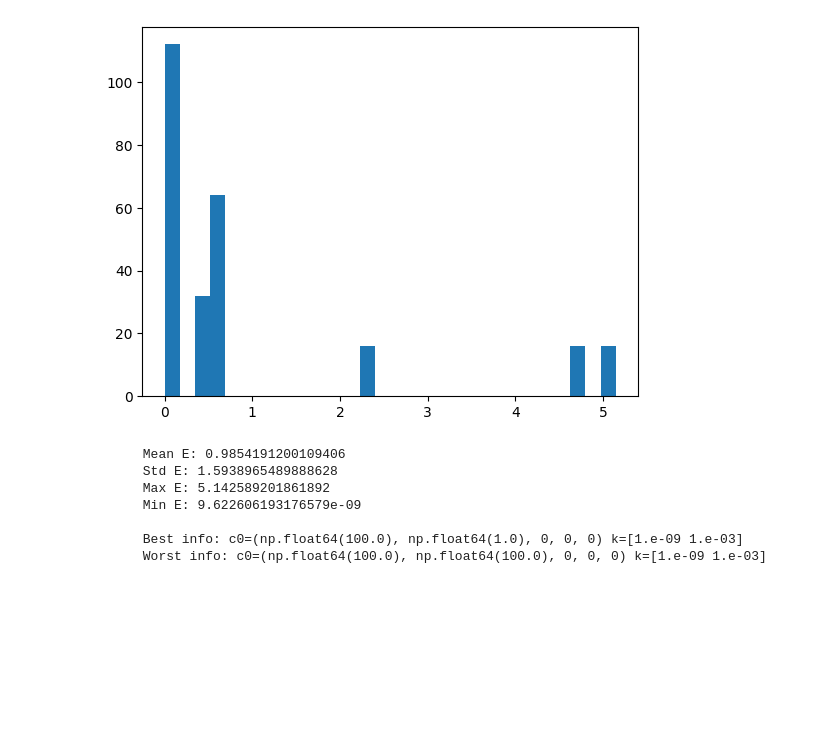
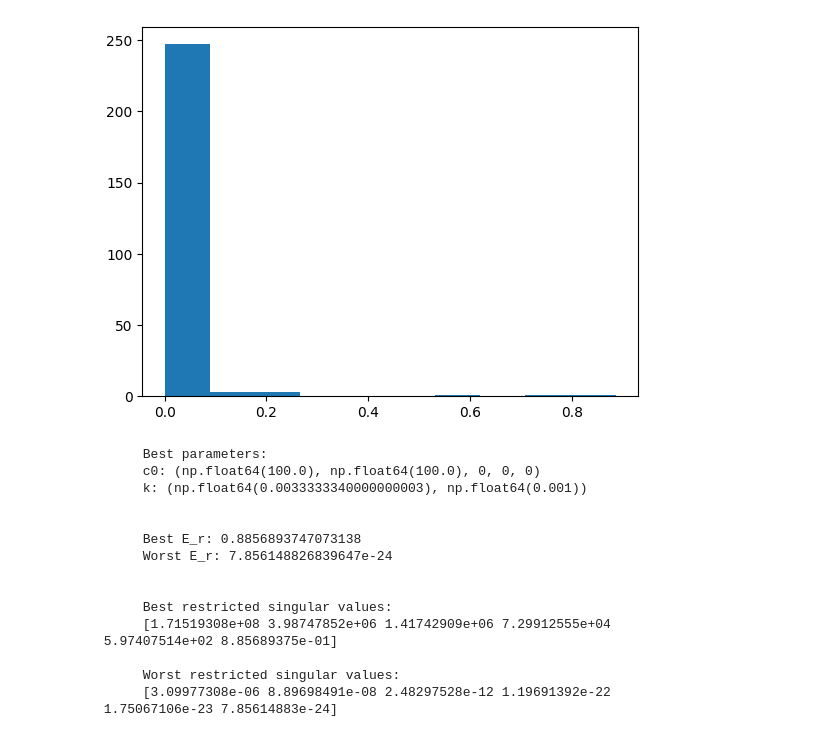
Before and after one commit to tiernan7/DSD-CRNN, a Jupyter notebook: make_datasets.ipynb, the cells around one changed output. Drawn from its saved outputs; the diff is of its cells as text; code cells hidden in the pictures; blank space fills up the shorter version.

```diff
--- a/make_datasets.ipynb
+++ b/make_datasets.ipynb
@@ -99,32 +108,55 @@ c_ranges = [
     (0,0) # S_out
 ]
 k_ranges = [
-    (1*1e-9, 1e5*1e-9)  # k1,
+    (1*1e-9, 1e7*1e-9)  # k1,
     ,(1e-3, 1e2)  # k2,
 ]
 grid_results = data_gen_latent.grid_search(sampling_dim = sampling_dim,
                               c_ranges=c_ranges,
                               k_ranges=k_ranges)
 # %%
-E_dist = [res['E'] for res in grid_results]
-plt.hist(E_dist, bins=30)
+E_dist = [res['E_restricted'] for res in grid_results]
+plt.hist(E_dist, bins=10)
 plt.show()
 
+
+ind_best  = np.argmax(E_dist)
+ind_worst = np.argmin(E_dist)
+
 print(f'''
-      Mean E: {np.mean(E_dist)}
-      Std E: {np.std(E_dist)}
-      Max E: {np.max(E_dist)}
-      Min E: {np.min(E_dist)}
+      Best parameters:
+      c0: {grid_results[ind_best]['c0']}
+      k: {grid_results[ind_best]['k']}
+      ''')
 
-      Best info: c0={grid_results[np.argmin(E_dist)]['c0']} k={np.array(grid_results[np.argmin(E_dist)]['k'])}
-      Worst info: c0={grid_results[np.argmax(E_dist)]['c0']} k={np.array(grid_results[np.argmax(E_dist)]['k'])}
+print(f'''
+      Best E_r: {grid_results[ind_best]['E_restricted']}
+      Worst E_r: {grid_results[ind_worst]['E_restricted']}
       ''')
+
+# print FIM and restriced FIM for best and worst cases
+print(f'''
+      Best restricted singular values:
+      {grid_results[ind_best]['singular_values_r']}
+
+      Worst restricted singular values:
+      {grid_results[ind_worst]['singular_values_r']}
+      ''')
 # %% [output]
-[figure, old version]
+[figure, new version]
-      Mean E: 0.9854191200109406
-      Std E: 1.5938965489888628
-      Max E: 5.142589201861892
-      Min E: 9.622606193176579e-09
+      Best parameters:
+      c0: (np.float64(100.0), np.float64(100.0), 0, 0, 0)
+      k: (np.float64(0.0033333340000000003), np.float64(0.001))
 
-      Best info: c0=(np.float64(100.0), np.float64(1.0), 0, 0, 0) k=[1.e-09 1.e-03]
-      Worst info: c0=(np.float64(100.0), np.float64(100.0), 0, 0, 0) k=[1.e-09 1.e-03]
+
+      Best E_r: 0.8856893747073138
+      Worst E_r: 7.856148826839647e-24
+
+
+      Best restricted singular values:
+      [1.71519308e+08 3.98747852e+06 1.41742909e+06 7.29912555e+04
+ 5.97407514e+02 8.85689375e-01]
+
+      Worst restricted singular values:
+      [3.09977308e-06 8.89698491e-08 2.48297528e-12 1.19691392e-22
+ 1.75067106e-23 7.85614883e-24]
```
Also changed, not shown: parts of 4 cells of this notebook, 8 other files.
